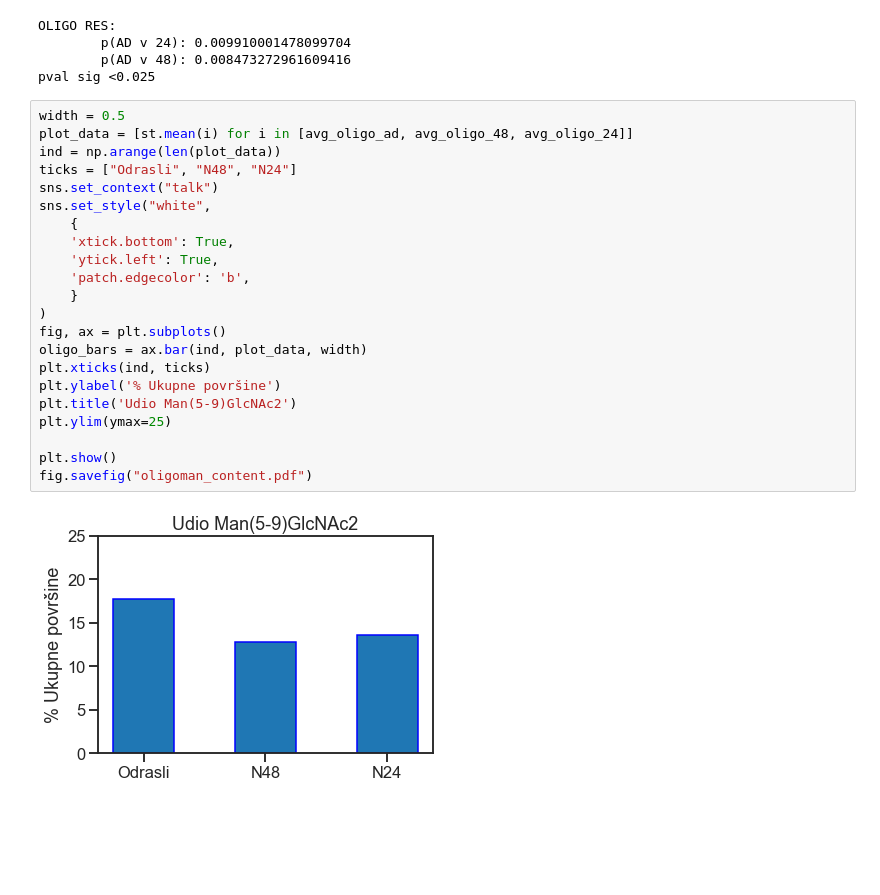
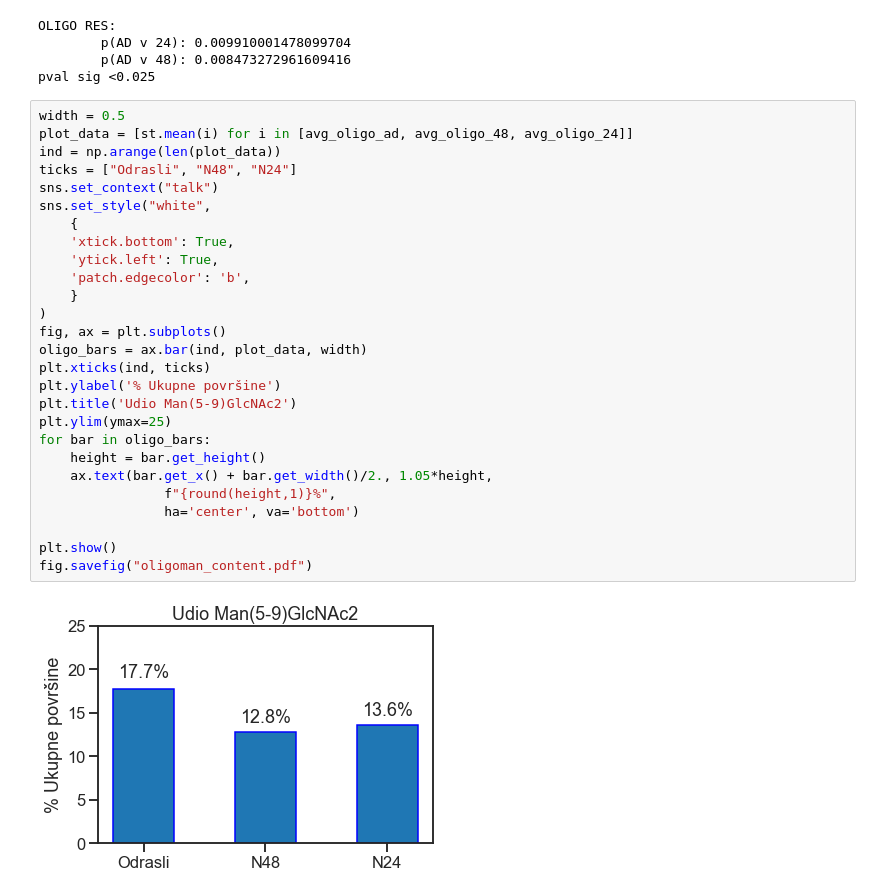
Before and after one commit to MSalopek/ms_thesis_data, a Jupyter notebook: Ttest_data.ipynb, the cells around one changed output. Drawn from its saved outputs; the diff is of its cells as text; blank space fills up the shorter version.

Commit message:
Added percentages to oligo_content bars

```diff
--- a/Ttest_data.ipynb
+++ b/Ttest_data.ipynb
@@ -197,24 +197,29 @@ pval sig <0.025
 # %%
 width = 0.5
 plot_data = [st.mean(i) for i in [avg_oligo_ad, avg_oligo_48, avg_oligo_24]]
 ind = np.arange(len(plot_data))
 ticks = ["Odrasli", "N48", "N24"]
 sns.set_context("talk")
 sns.set_style("white",
     {
     'xtick.bottom': True,
     'ytick.left': True,
     'patch.edgecolor': 'b',
     }
 )
 fig, ax = plt.subplots()
 oligo_bars = ax.bar(ind, plot_data, width)
 plt.xticks(ind, ticks)
 plt.ylabel('% Ukupne površine')
 plt.title('Udio Man(5-9)GlcNAc2')
 plt.ylim(ymax=25)
+for bar in oligo_bars:
+    height = bar.get_height()
+    ax.text(bar.get_x() + bar.get_width()/2., 1.05*height,
+                f"{round(height,1)}%",
+                ha='center', va='bottom')
 
 plt.show()
 fig.savefig("oligoman_content.pdf")
 # %% [output]
-[figure, old version]
+[figure, new version]
```
Also changed, not shown: 1 other file.
